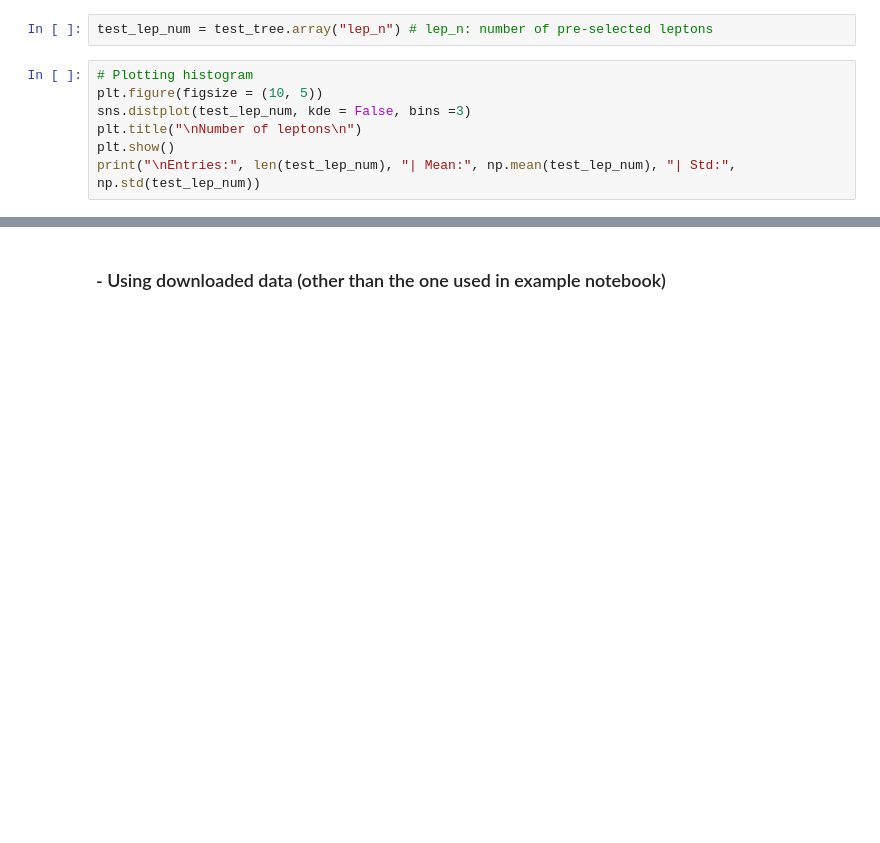
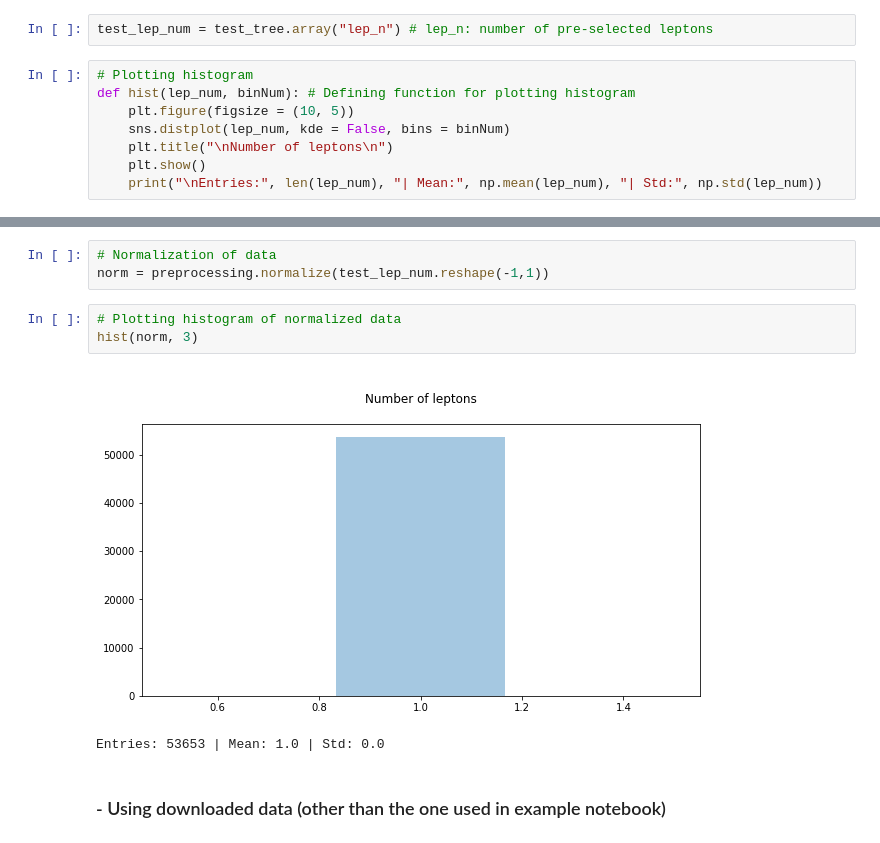
Before and after one commit to 2020-Winter-427/05-intro-to-atlas-data-JinLee21, a Jupyter notebook: Lab 5_1_Jin Lee.ipynb, the cells around one changed output, grey strips where cells are left out. Drawn from its saved outputs; the diff is of its cells as text; blank space fills up the shorter version.

```diff
--- a/Lab 5_1_Jin Lee.ipynb
+++ b/Lab 5_1_Jin Lee.ipynb
@@ -52,8 +53,9 @@ test_tree.keys()
 test_lep_num = test_tree.array("lep_n") # lep_n: number of pre-selected leptons
 # %%
 # Plotting histogram
-plt.figure(figsize = (10, 5))
-sns.distplot(test_lep_num, kde = False, bins =3)
-plt.title("\nNumber of leptons\n")
-plt.show()
-print("\nEntries:", len(test_lep_num), "| Mean:", np.mean(test_lep_num), "| Std:", np.std(test_lep_num))
+def hist(lep_num, binNum): # Defining function for plotting histogram
+    plt.figure(figsize = (10, 5))
+    sns.distplot(lep_num, kde = False, bins = binNum)
+    plt.title("\nNumber of leptons\n")
+    plt.show()
+    print("\nEntries:", len(lep_num), "| Mean:", np.mean(lep_num), "| Std:", np.std(lep_num))
@@ -63,3 +68,12 @@ Entries: 53653 | Mean: 1.7270982051329842 | Std: 0.45591378387840964
+# %%
+# Normalization of data
+norm = preprocessing.normalize(test_lep_num.reshape(-1,1))
+# %%
+# Plotting histogram of normalized data
+hist(norm, 3)
+# %% [output]
+[figure, added]
+Entries: 53653 | Mean: 1.0 | Std: 0.0
 # %% [markdown]
 ### - Using downloaded data (other than the one used in example notebook)
 # %%
```
Also changed, not shown: parts of 7 cells of this notebook.
